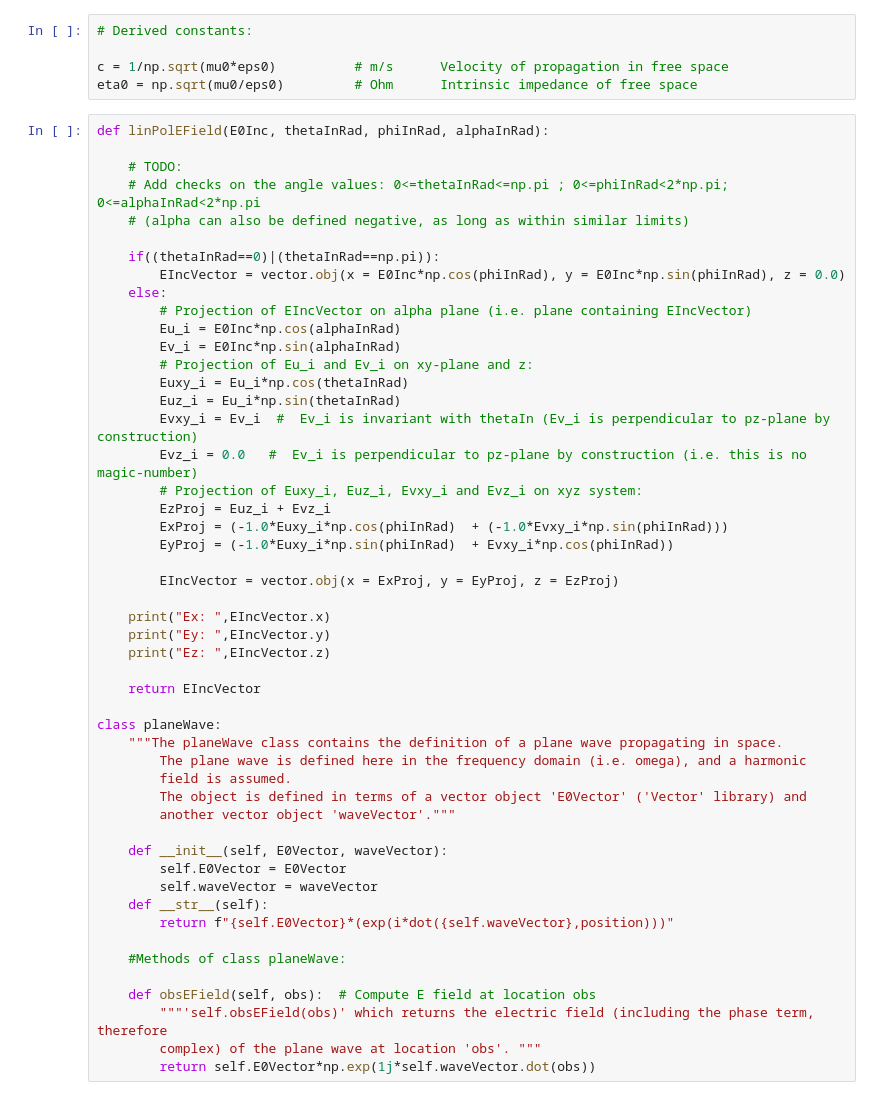
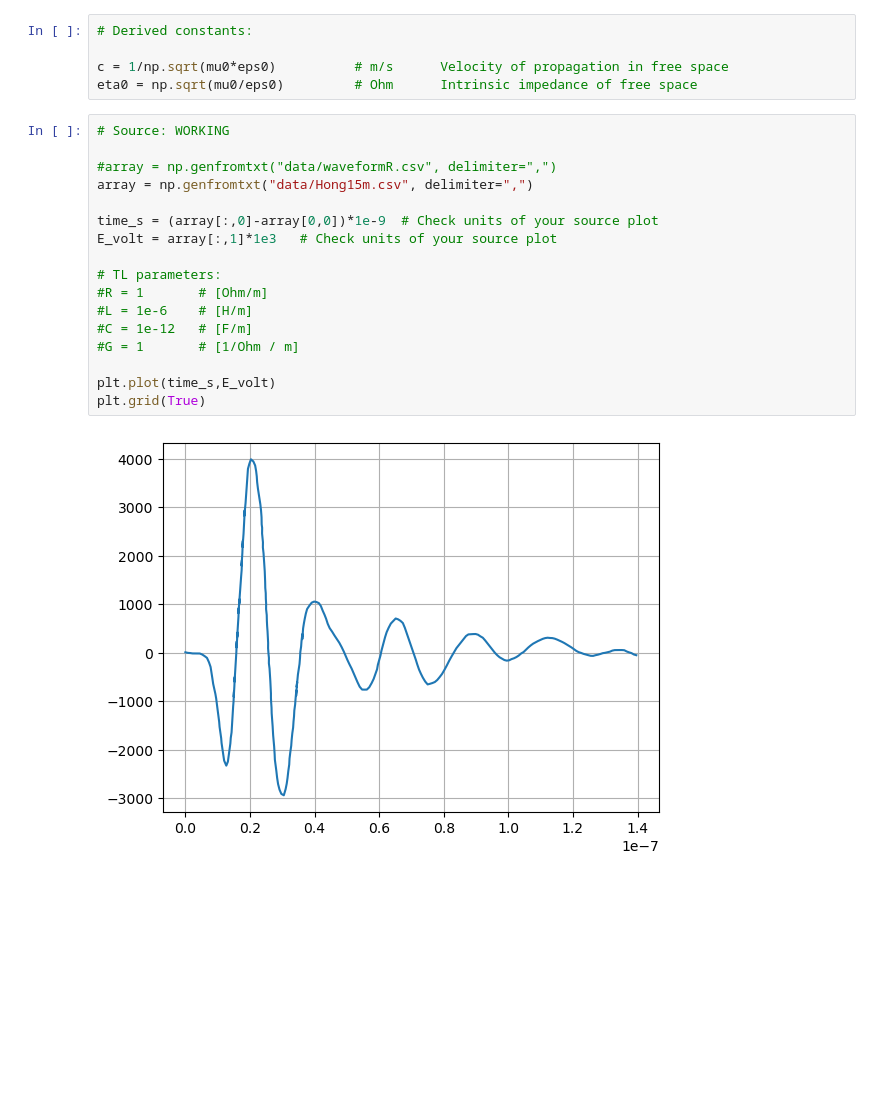
Before and after one commit to deweatherman/EM_Basics, a Jupyter notebook: basicTests.ipynb, the cells around one changed output. Saved outputs shown, nothing was run; the diff lists cells and outputs as text; blank space fills up the shorter version.

```diff
--- a/basicTests.ipynb
+++ b/basicTests.ipynb
@@ -13,52 +29,21 @@ eps0 = 8.854*1e-12   # F/m          Permitivity of free space
 c = 1/np.sqrt(mu0*eps0)          # m/s      Velocity of propagation in free space
 eta0 = np.sqrt(mu0/eps0)         # Ohm      Intrinsic impedance of free space
 # %%
-def linPolEField(E0Inc, thetaInRad, phiInRad, alphaInRad):
+# Source: WORKING
 
-    # TODO:
-    # Add checks on the angle values: 0<=thetaInRad<=np.pi ; 0<=phiInRad<2*np.pi; 0<=alphaInRad<2*np.pi
-    # (alpha can also be defined negative, as long as within similar limits)
+#array = np.genfromtxt("data/waveformR.csv", delimiter=",")
+array = np.genfromtxt("data/Hong15m.csv", delimiter=",")
 
-    if((thetaInRad==0)|(thetaInRad==np.pi)):
-        EIncVector = vector.obj(x = E0Inc*np.cos(phiInRad), y = E0Inc*np.sin(phiInRad), z = 0.0)
-    else:
-        # Projection of EIncVector on alpha plane (i.e. plane containing EIncVector)
-        Eu_i = E0Inc*np.cos(alphaInRad)
-        Ev_i = E0Inc*np.sin(alphaInRad)
-        # Projection of Eu_i and Ev_i on xy-plane and z:
-        Euxy_i = Eu_i*np.cos(thetaInRad)
-        Euz_i = Eu_i*np.sin(thetaInRad)
-        Evxy_i = Ev_i  #  Ev_i is invariant with thetaIn (Ev_i is perpendicular to pz-plane by construction)
-        Evz_i = 0.0   #  Ev_i is perpendicular to pz-plane by construction (i.e. this is no magic-number)
-        # Projection of Euxy_i, Euz_i, Evxy_i and Evz_i on xyz system:
-        EzProj = Euz_i + Evz_i
-        ExProj = (-1.0*Euxy_i*np.cos(phiInRad)  + (-1.0*Evxy_i*np.sin(phiInRad)))
-        EyProj = (-1.0*Euxy_i*np.sin(phiInRad)  + Evxy_i*np.cos(phiInRad))
+time_s = (array[:,0]-array[0,0])*1e-9  # Check units of your source plot
+E_volt = array[:,1]*1e3   # Check units of your source plot
 
-        EIncVector = vector.obj(x = ExProj, y = EyProj, z = EzProj)
+# TL parameters:
+#R = 1       # [Ohm/m]
+#L = 1e-6    # [H/m]
+#C = 1e-12   # [F/m]
+#G = 1       # [1/Ohm / m]
 
-    print("Ex: ",EIncVector.x)
-    print("Ey: ",EIncVector.y)
-    print("Ez: ",EIncVector.z)
-
-    return EIncVector
-
-class planeWave:
-    """The planeWave class contains the definition of a plane wave propagating in space.
-        The plane wave is defined here in the frequency domain (i.e. omega), and a harmonic
-        field is assumed.
-        The object is defined in terms of a vector object 'E0Vector' ('Vector' library) and
-        another vector object 'waveVector'."""
-
-    def __init__(self, E0Vector, waveVector):
-        self.E0Vector = E0Vector
-        self.waveVector = waveVector
-    def __str__(self):
-        return f"{self.E0Vector}*(exp(i*dot({self.waveVector},position)))"
-
-    #Methods of class planeWave:
-
-    def obsEField(self, obs):  # Compute E field at location obs
-        """'self.obsEField(obs)' which returns the electric field (including the phase term, therefore
-        complex) of the plane wave at location 'obs'. """
-        return self.E0Vector*np.exp(1j*self.waveVector.dot(obs))
+plt.plot(time_s,E_volt)
+plt.grid(True)
+# %% [output]
+[figure, added]
```
Also changed, not shown: parts of 32 cells of this notebook, 4 other files.
